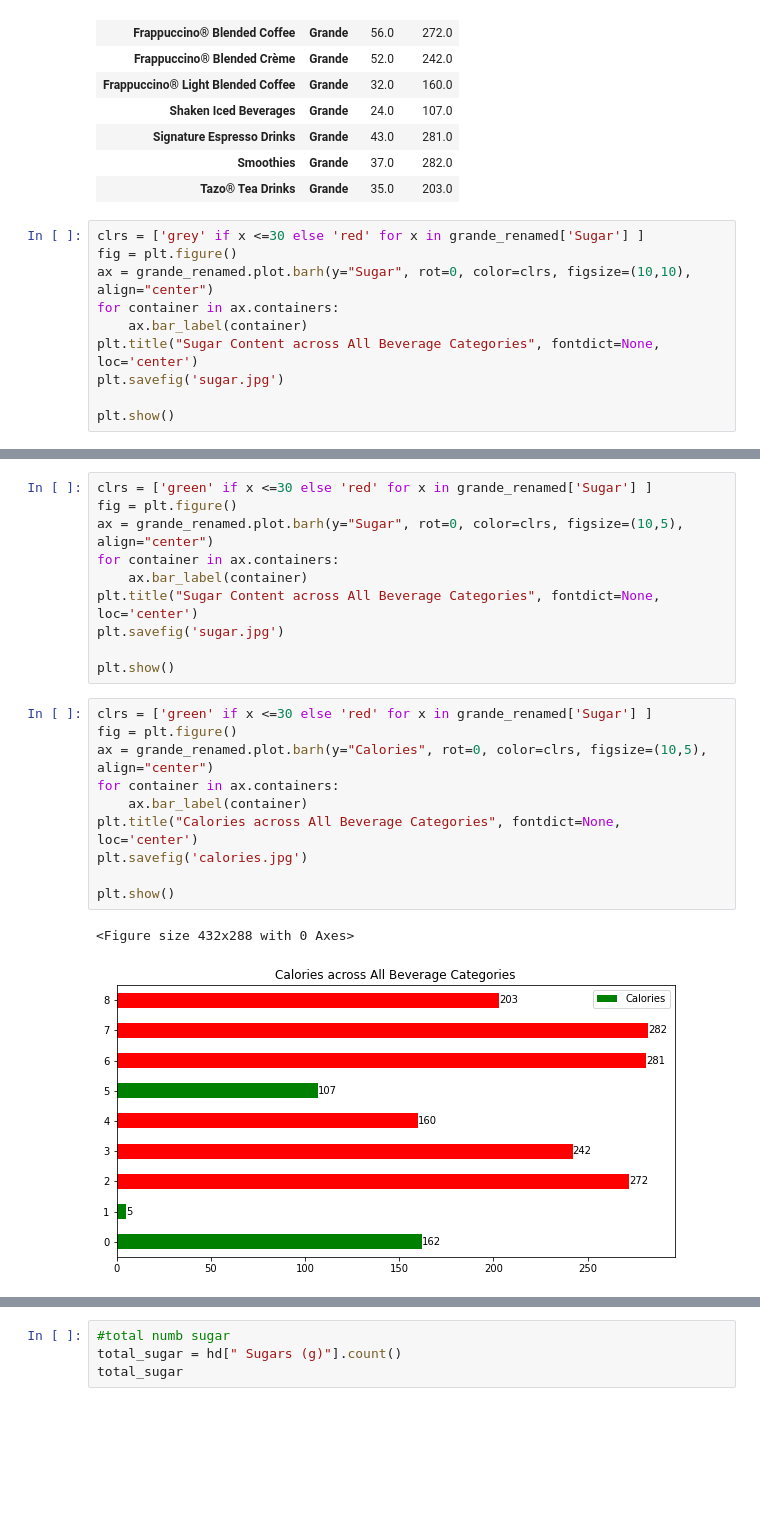
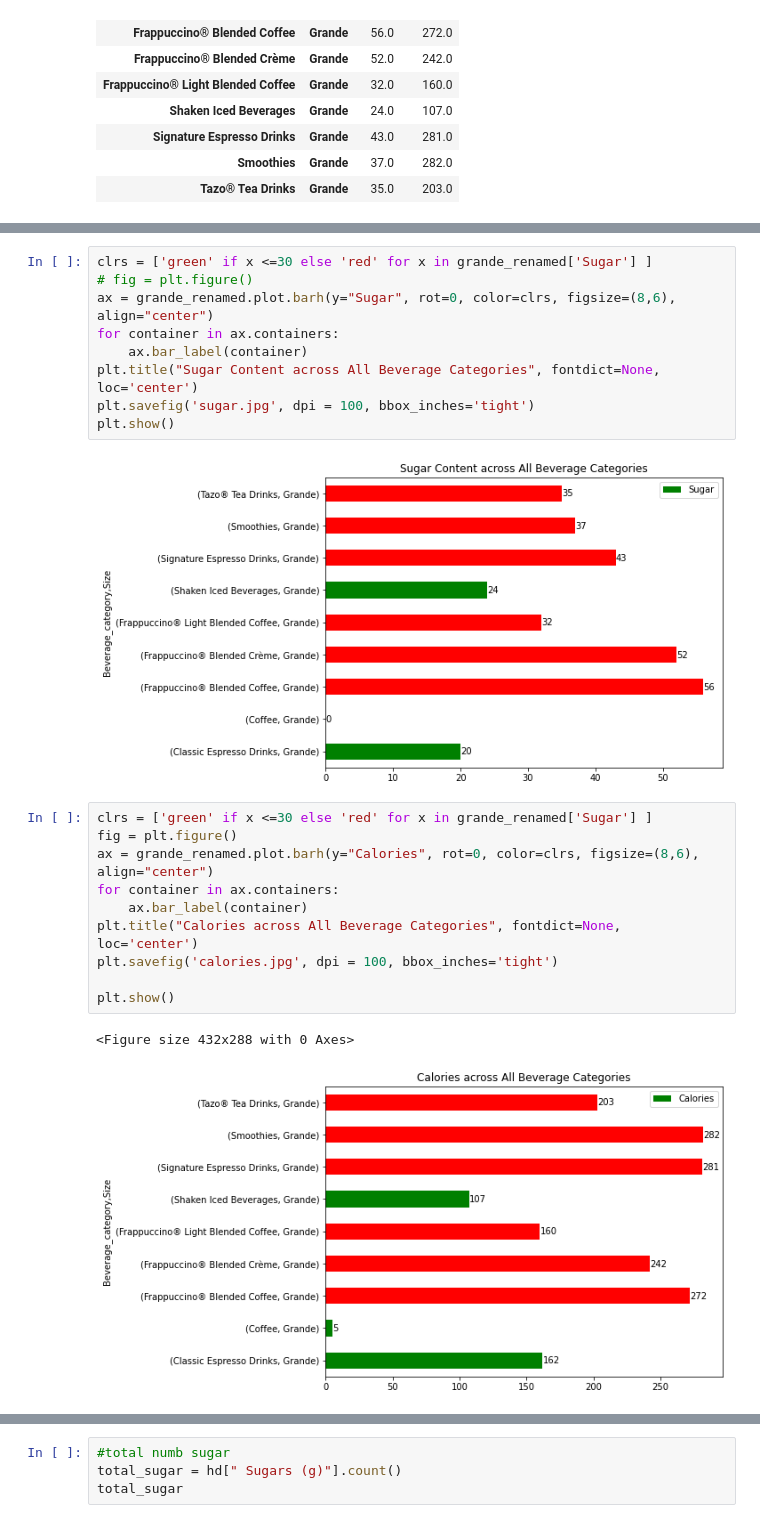
Before and after one commit to Ramyals-web/Starbucks-Project, a Jupyter notebook: StarbucksNutrition.ipynb, the cells around one changed output, grey strips where cells are left out. Drawn from its saved outputs; the diff is of its cells as text; blank space fills up the shorter version.

```diff
--- a/StarbucksNutrition.ipynb
+++ b/StarbucksNutrition.ipynb
@@ -121,13 +122,3 @@ grande_renamed
 | Signature Espresso Drinks | Grande | 43.0 | 281.0 |
 | Smoothies | Grande | 37.0 | 282.0 |
 | Tazo® Tea Drinks | Grande | 35.0 | 203.0 |
-# %%
-clrs = ['grey' if x <=30 else 'red' for x in grande_renamed['Sugar'] ]
-fig = plt.figure()
-ax = grande_renamed.plot.barh(y="Sugar", rot=0, color=clrs, figsize=(10,10), align="center")
-for container in ax.containers:
-    ax.bar_label(container)
-plt.title("Sugar Content across All Beverage Categories", fontdict=None, loc='center')
-plt.savefig('sugar.jpg')
-
-plt.show()
@@ -137,24 +125,25 @@ plt.show()
 # %%
 clrs = ['green' if x <=30 else 'red' for x in grande_renamed['Sugar'] ]
-fig = plt.figure()
-ax = grande_renamed.plot.barh(y="Sugar", rot=0, color=clrs, figsize=(10,5), align="center")
+# fig = plt.figure()
+ax = grande_renamed.plot.barh(y="Sugar", rot=0, color=clrs, figsize=(8,6), align="center")
 for container in ax.containers:
     ax.bar_label(container)
 plt.title("Sugar Content across All Beverage Categories", fontdict=None, loc='center')
-plt.savefig('sugar.jpg')
-
+plt.savefig('sugar.jpg', dpi = 100, bbox_inches='tight')
 plt.show()
+# %% [output]
+[figure, added]
 # %%
 clrs = ['green' if x <=30 else 'red' for x in grande_renamed['Sugar'] ]
 fig = plt.figure()
-ax = grande_renamed.plot.barh(y="Calories", rot=0, color=clrs, figsize=(10,5), align="center")
+ax = grande_renamed.plot.barh(y="Calories", rot=0, color=clrs, figsize=(8,6), align="center")
 for container in ax.containers:
     ax.bar_label(container)
 plt.title("Calories across All Beverage Categories", fontdict=None, loc='center')
-plt.savefig('calories.jpg')
+plt.savefig('calories.jpg', dpi = 100, bbox_inches='tight')
 
 plt.show()
 # %% [output]
 <Figure size 432x288 with 0 Axes>
-[figure, old version]
+[figure, new version]
 # %%
```
Also changed, not shown: parts of 5 cells of this notebook, 17 other files.
